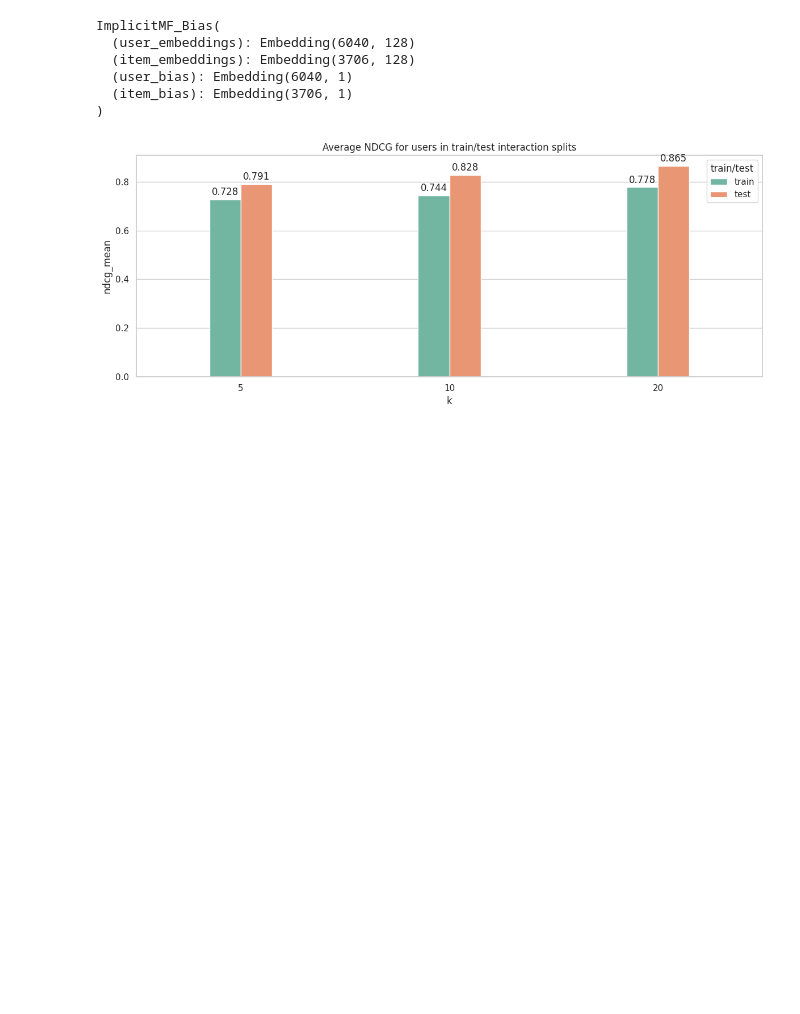
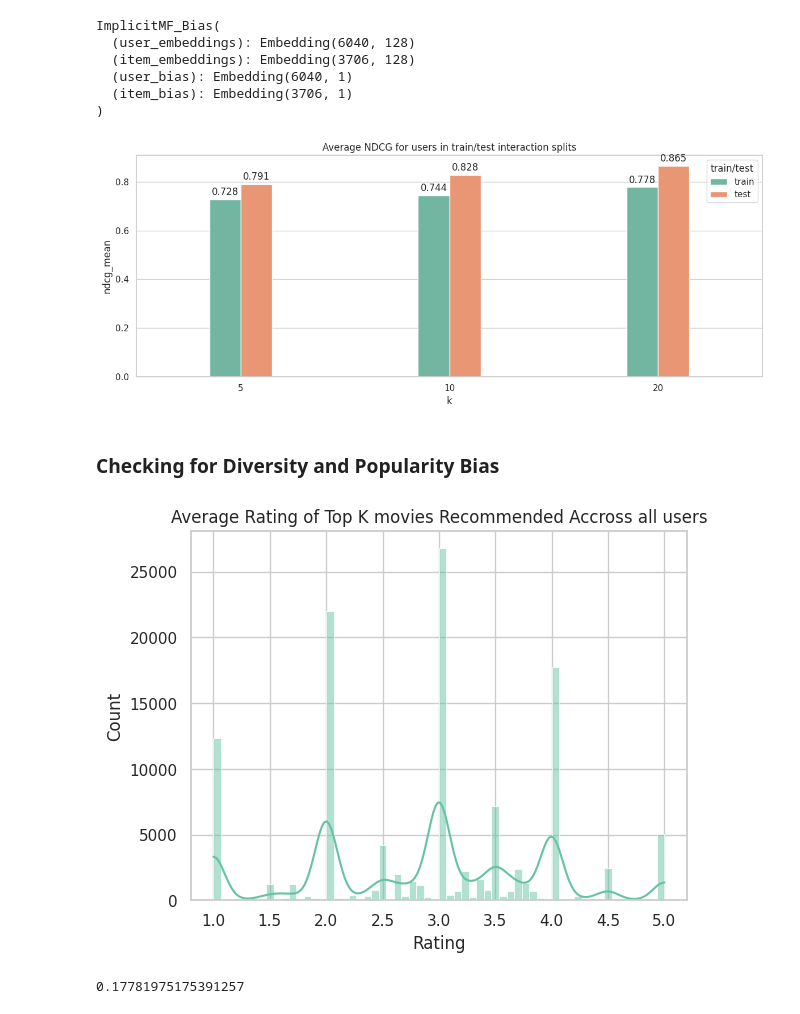
Before and after one commit to ShreyasRao3802015/MovieLens-Collaborative-Filtering, a Jupyter notebook: cf/Implicit MF.ipynb, the cells around one changed output. Drawn from its saved outputs; the diff is of its cells as text; code cells hidden in the pictures; blank space fills up the shorter version.

```diff
--- a/cf/Implicit MF.ipynb
+++ b/cf/Implicit MF.ipynb
@@ -597,3 +627,24 @@ plt.tight_layout()
 plt.show()
 # %% [output]
 [figure]
+# %% [markdown]
+### Checking for Diversity and Popularity Bias
+# %%
+k = 20 # Checking diversity and popularity bias in top 20 recommendations
+user_recommended_items = {}
+user_recommended_items_popularity = []
+
+for user_idx in tqdm(range(num_users)):
+    user_vec = model.user_embeddings(torch.tensor([user_idx]).to(device))
+    item_vecs = model.item_embeddings(torch.arange(num_items).to(device))
+    recommended_items = np.argsort((user_vec * item_vecs).sum(1).detach().cpu().numpy())[:20]
+    user_recommended_items[user_idx] = recommended_items
+
+    user_recommended_items_popularity.extend(avg_movie_rating_count[avg_movie_rating_count['movie_idx'].isin(recommended_items)]['rating'].to_list())
+# %%
+sns.histplot(user_recommended_items_popularity, kde=True)
+plt.xlabel("Rating")
+plt.title("Average Rating of Top K movies Recommended Accross all users")
+plt.show()
+# %% [output]
+[figure, added]
@@ -599,0 +656,4 @@ plt.show()
+# %%
+len(unique_items_recommended) / num_items
+# %% [output]
+0.17781975175391257
```
Also changed, not shown: parts of 8 cells of this notebook.
